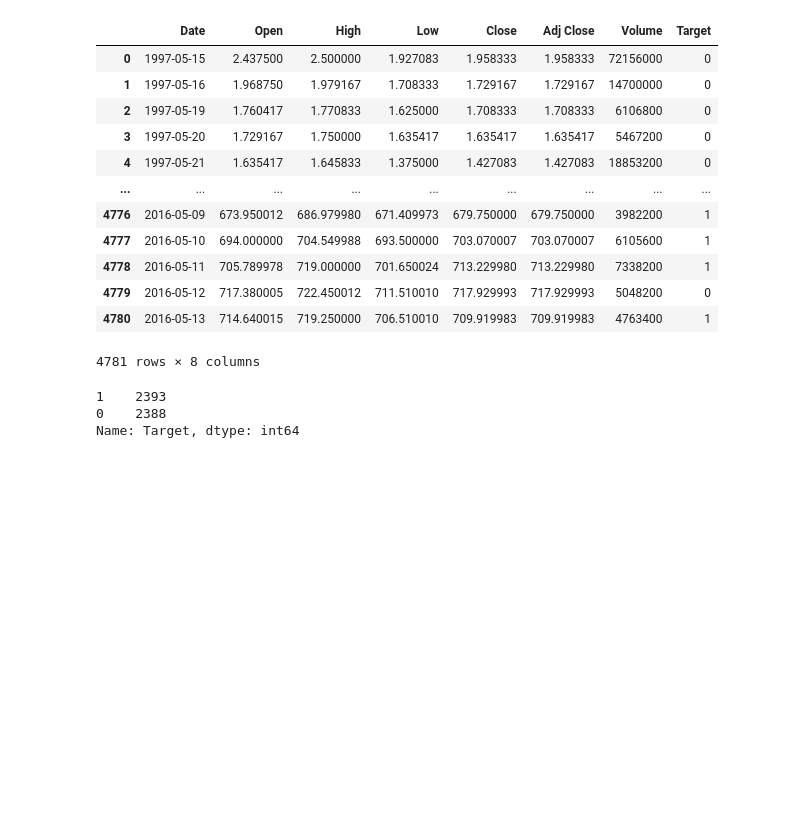
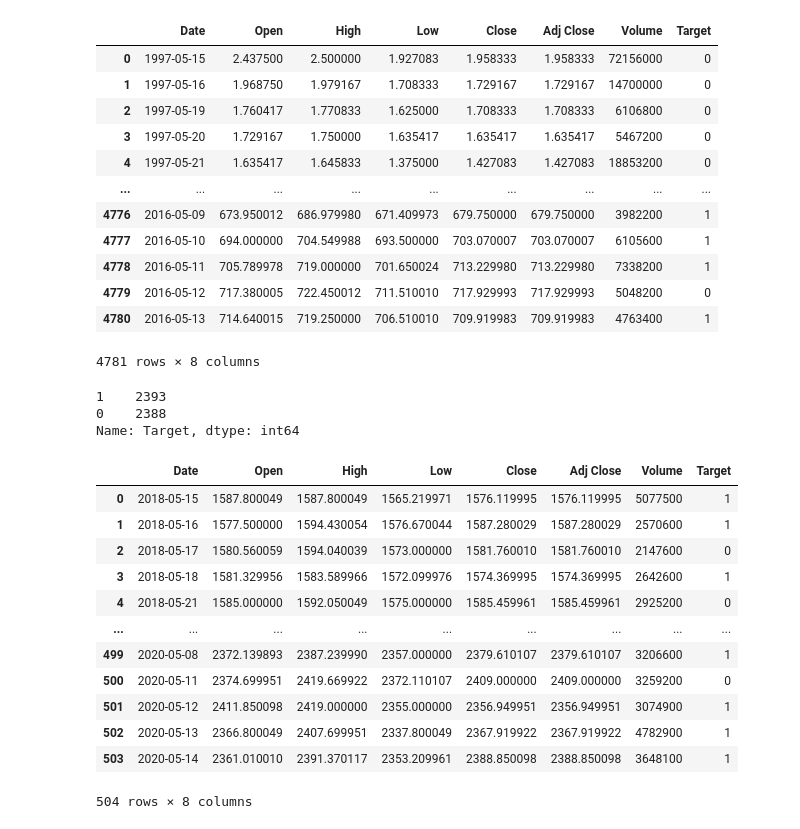
Before and after one commit to SoniMohandas/amazon_stock_price, a Jupyter notebook: amazon_stock.ipynb, the cells around one changed output. Saved outputs shown, nothing was run; the diff lists cells and outputs as text; code cells hidden in the pictures; blank space fills up the shorter version.

```diff
--- a/amazon_stock.ipynb
+++ b/amazon_stock.ipynb
@@ -76,3 +76,21 @@ data_train.Target.value_counts()
 1    2393
 0    2388
 Name: Target, dtype: int64
+# %%
+data_val['Target'] = (data_val.Close>data_val.Open).shift(-1, fill_value=1).astype(int)
+data_test['Target'] = (data_test.Close>data_test.Open).shift(-1, fill_value=1).astype(int)
+data_test
+# %% [output]
+|  | Date | Open | High | Low | Close | Adj Close | Volume | Target |
+| 0 | 2018-05-15 | 1587.800049 | 1587.800049 | 1565.219971 | 1576.119995 | 1576.119995 | 5077500 | 1 |
+| 1 | 2018-05-16 | 1577.500000 | 1594.430054 | 1576.670044 | 1587.280029 | 1587.280029 | 2570600 | 1 |
+| 2 | 2018-05-17 | 1580.560059 | 1594.040039 | 1573.000000 | 1581.760010 | 1581.760010 | 2147600 | 0 |
+| 3 | 2018-05-18 | 1581.329956 | 1583.589966 | 1572.099976 | 1574.369995 | 1574.369995 | 2642600 | 1 |
+| 4 | 2018-05-21 | 1585.000000 | 1592.050049 | 1575.000000 | 1585.459961 | 1585.459961 | 2925200 | 0 |
+| ... | ... | ... | ... | ... | ... | ... | ... | ... |
+| 499 | 2020-05-08 | 2372.139893 | 2387.239990 | 2357.000000 | 2379.610107 | 2379.610107 | 3206600 | 1 |
+| 500 | 2020-05-11 | 2374.699951 | 2419.669922 | 2372.110107 | 2409.000000 | 2409.000000 | 3259200 | 0 |
+| 501 | 2020-05-12 | 2411.850098 | 2419.000000 | 2355.000000 | 2356.949951 | 2356.949951 | 3074900 | 1 |
+| 502 | 2020-05-13 | 2366.800049 | 2407.699951 | 2337.800049 | 2367.919922 | 2367.919922 | 4782900 | 1 |
+| 503 | 2020-05-14 | 2361.010010 | 2391.370117 | 2353.209961 | 2388.850098 | 2388.850098 | 3648100 | 1 |
+504 rows × 8 columns
```
Also changed, not shown: parts of 9 cells of this notebook.
